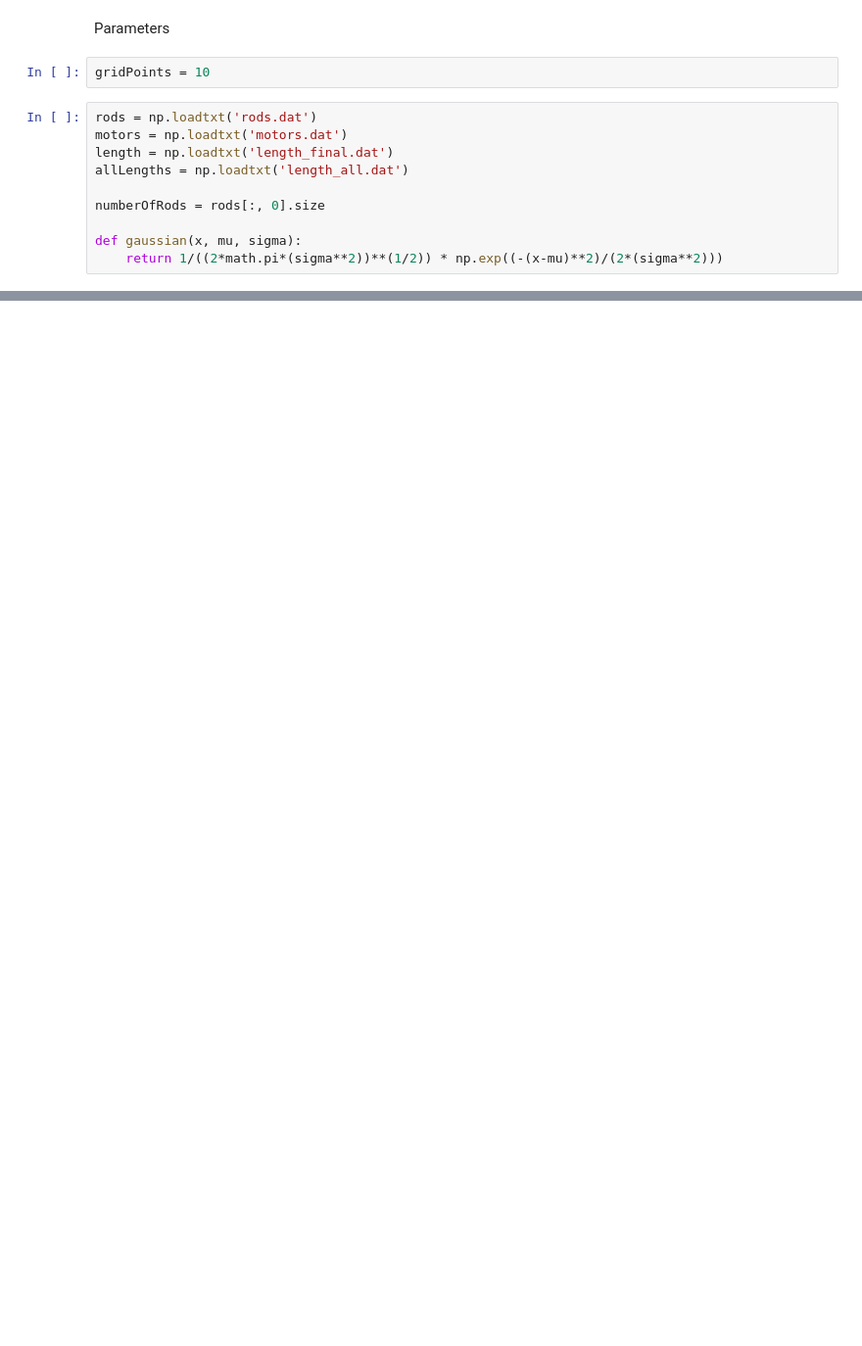
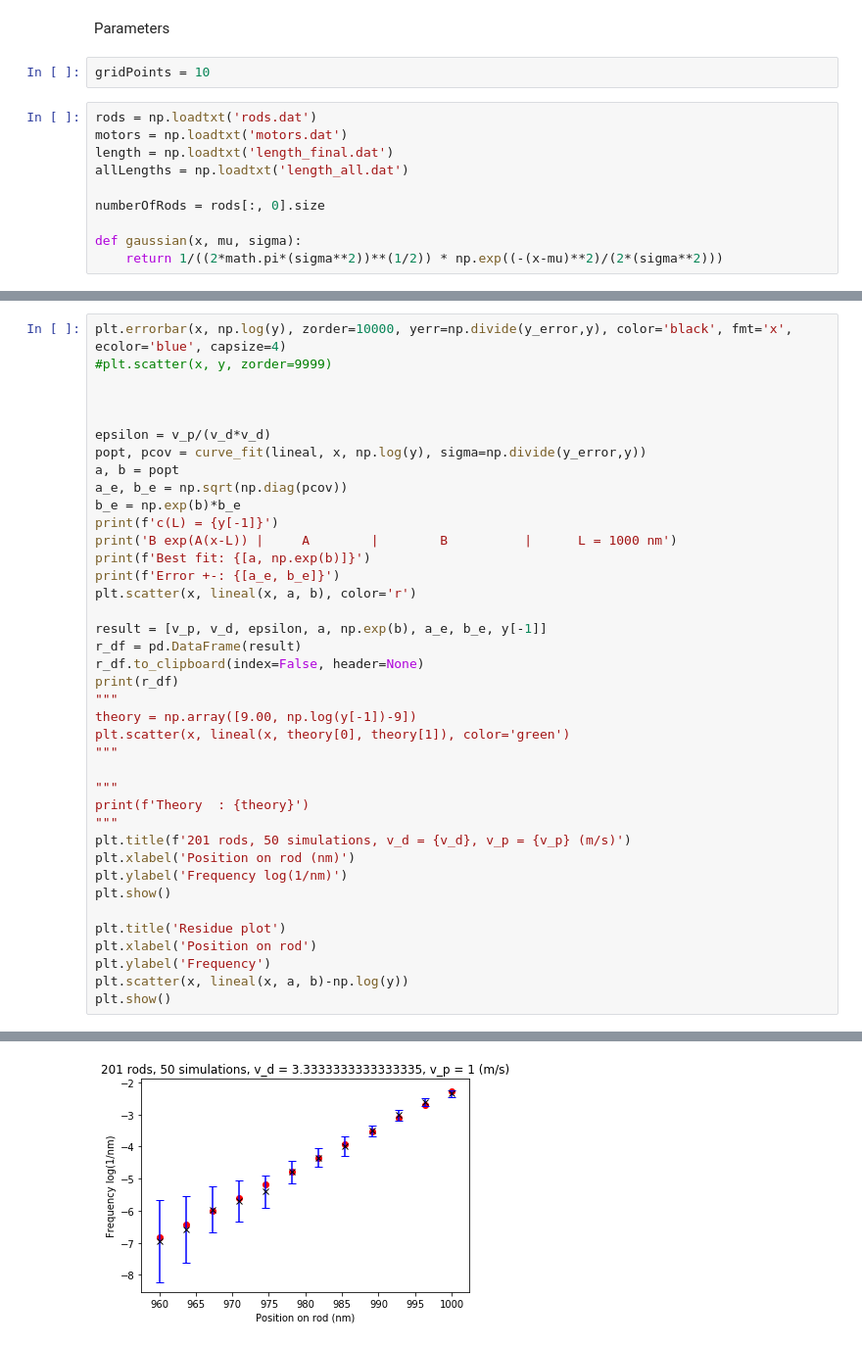
Before and after one commit to Terasuki/UG-PX402-ActiveMatter-2022-23, a Jupyter notebook: graphs.ipynb, the cells around one changed output, grey strips where cells are left out. Shown: that part at 98% size. Drawn from its saved outputs; the diff is of its cells as text; blank space fills up the shorter version.

```diff
--- a/graphs.ipynb
+++ b/graphs.ipynb
@@ -225,0 +329,40 @@ motorRelativePositions(motors)
+# %%
+plt.errorbar(x, np.log(y), zorder=10000, yerr=np.divide(y_error,y), color='black', fmt='x', ecolor='blue', capsize=4)
+#plt.scatter(x, y, zorder=9999)
+
+
+
+epsilon = v_p/(v_d*v_d)
+popt, pcov = curve_fit(lineal, x, np.log(y), sigma=np.divide(y_error,y))
+a, b = popt
+a_e, b_e = np.sqrt(np.diag(pcov))
+b_e = np.exp(b)*b_e
+print(f'c(L) = {y[-1]}')
+print('B exp(A(x-L)) |     A        |        B          |      L = 1000 nm')
+print(f'Best fit: {[a, np.exp(b)]}')
+print(f'Error +-: {[a_e, b_e]}')
+plt.scatter(x, lineal(x, a, b), color='r')
+
+result = [v_p, v_d, epsilon, a, np.exp(b), a_e, b_e, y[-1]]
+r_df = pd.DataFrame(result)
+r_df.to_clipboard(index=False, header=None)
+print(r_df)
+"""
+theory = np.array([9.00, np.log(y[-1])-9])
+plt.scatter(x, lineal(x, theory[0], theory[1]), color='green')
+"""
+
+"""
+print(f'Theory  : {theory}')
+"""
+plt.title(f'201 rods, 50 simulations, v_d = {v_d}, v_p = {v_p} (m/s)')
+plt.xlabel('Position on rod (nm)')
+plt.ylabel('Frequency log(1/nm)')
+plt.show()
+
+plt.title('Residue plot')
+plt.xlabel('Position on rod')
+plt.ylabel('Frequency')
+plt.scatter(x, lineal(x, a, b)-np.log(y))
+plt.show()
+# %% [output]
@@ -225,0 +382 @@ motorRelativePositions(motors)
+[figure, added]
```
Also changed, not shown: parts of 21 cells of this notebook.
